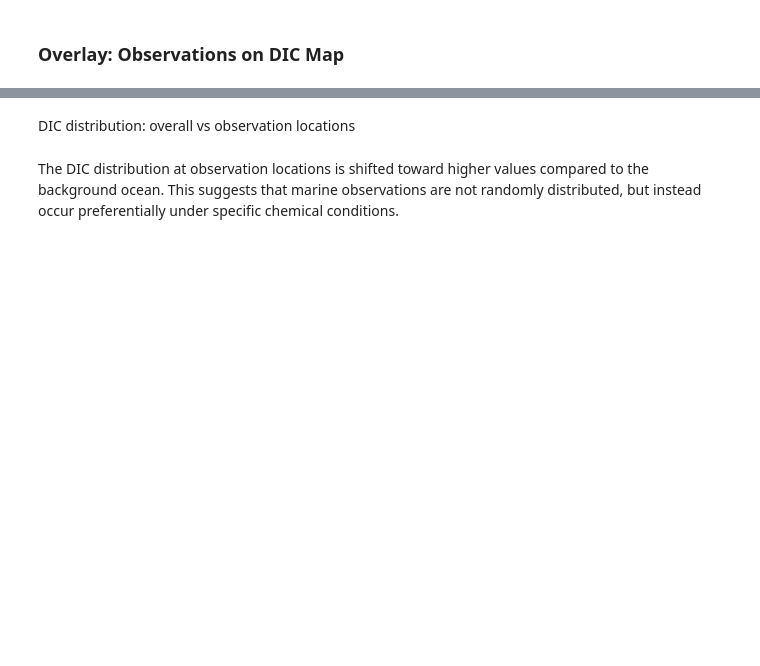
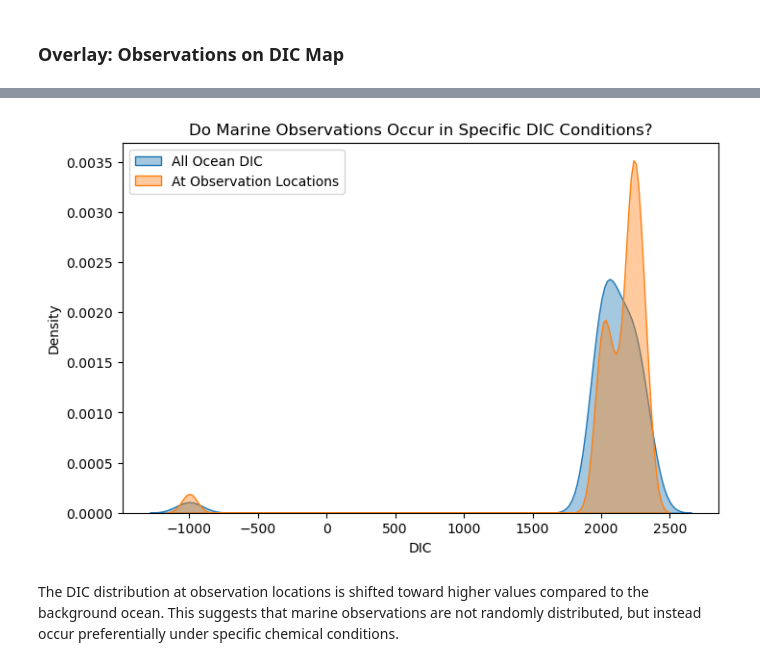
Before and after one commit to reeantran/datahacks-2026, a Jupyter notebook: datawork.ipynb, the cells around one changed output, grey strips where cells are left out. Saved outputs shown, nothing was run; the diff lists cells and outputs as text; code cells hidden in the pictures; blank space fills up the shorter version.

```diff
--- a/datawork.ipynb
+++ b/datawork.ipynb
@@ -128,21 +140,21 @@ Observations tend to cluster within specific chemical regions, suggesting a pote
 # %%
 chem_coords = np.column_stack((chem_df['Latitude'], chem_df['Longitude']))
 tree = cKDTree(chem_coords)
-bio_coords = np.column_stack((seamap_p_df['latitude'], seamap_p_df['longitude']))
+bio_coords = np.column_stack((seamap_df['latitude'], seamap_df['longitude']))
 dist, idx = tree.query(bio_coords, k=1)
 seamap_p_df['matched_DIC'] = chem_df.iloc[idx]['DIC'].values
 
 plt.figure(figsize=(8,5))
 
 sns.kdeplot(chem_df['DIC'], label='All Ocean DIC', fill=True, alpha=0.4)
-sns.kdeplot(seamap_p_df['matched_DIC'], label='At Observation Locations', fill=True, alpha=0.4)
+sns.kdeplot(seamap_df['matched_DIC'], label='At Observation Locations', fill=True, alpha=0.4)
 
 plt.xlabel("DIC")
 plt.ylabel("Density")
 plt.title("Do Marine Observations Occur in Specific DIC Conditions?")
 plt.legend()
 plt.show()
+# %% [output]
+[figure, added]
-# %% [markdown]
-DIC distribution: overall vs observation locations
 # %% [markdown]
 The DIC distribution at observation locations is shifted toward higher values compared to the background ocean. This suggests that marine observations are not randomly distributed, but instead occur preferentially under specific chemical conditions.
```
Also changed, not shown: parts of 18 cells of this notebook, 1 other file.
